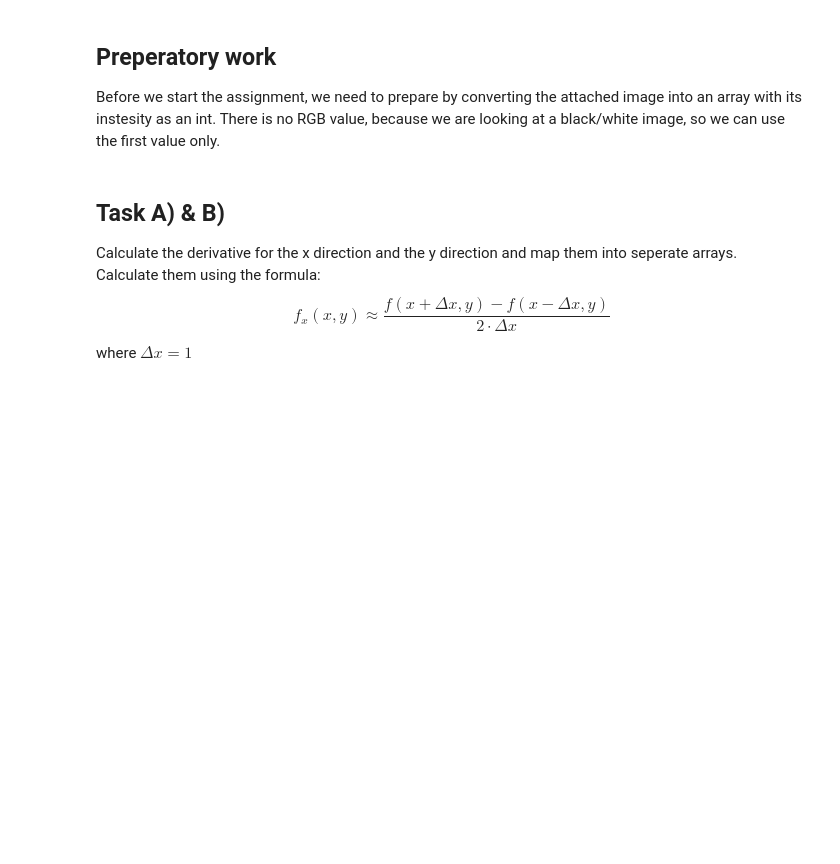
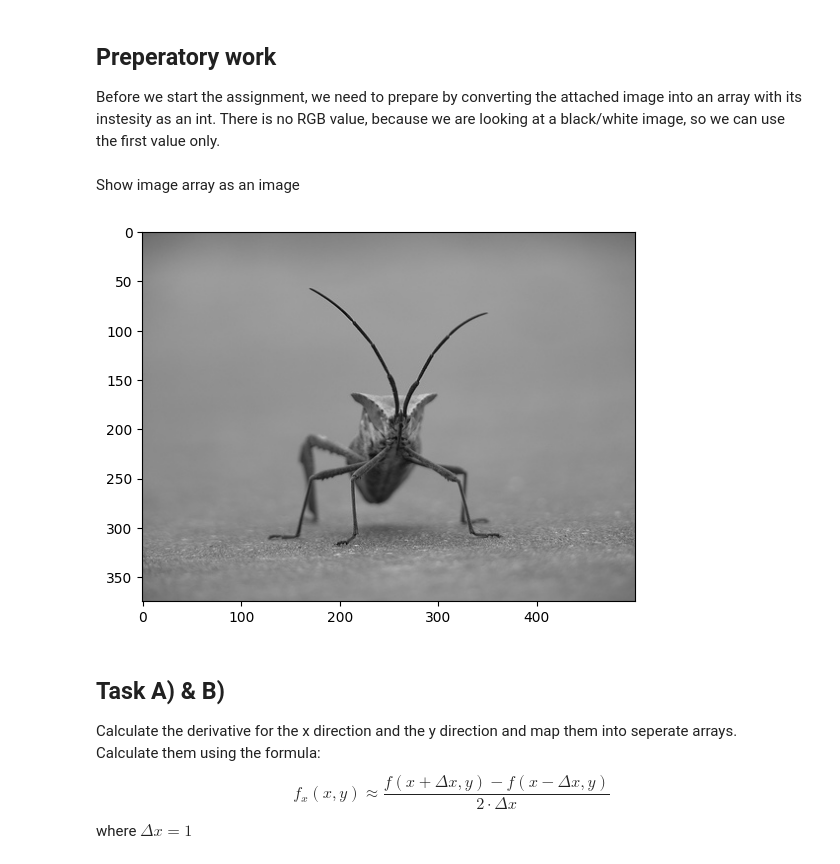
Before and after one commit to JoachimCode/ImageDiffusion, a Jupyter notebook: Bildebehandling,_diffusjon_og_Prims_algoritme.ipynb, the cells around one changed output. Saved outputs shown, nothing was run; the diff lists cells and outputs as text; code cells hidden in the pictures; blank space fills up the shorter version.

```diff
--- a/Bildebehandling,_diffusjon_og_Prims_algoritme.ipynb
+++ b/Bildebehandling,_diffusjon_og_Prims_algoritme.ipynb
@@ -14,6 +14,13 @@ Before we start the assignment, we need to prepare by converting the attached im
 image = Image.open("image001.png")
 
 image_array = numpy.asarray(image)
+# %% [markdown]
+Show image array as an image
+# %%
+plt.imshow(image_array, cmap='gray')
+plt.show()
+# %% [output]
+[figure, added]
 # %% [markdown]
 ## Task A) & B)
 Calculate the derivative for the x direction and the y direction and map them into seperate arrays. \
```
Also changed, not shown: parts of 5 cells of this notebook.
